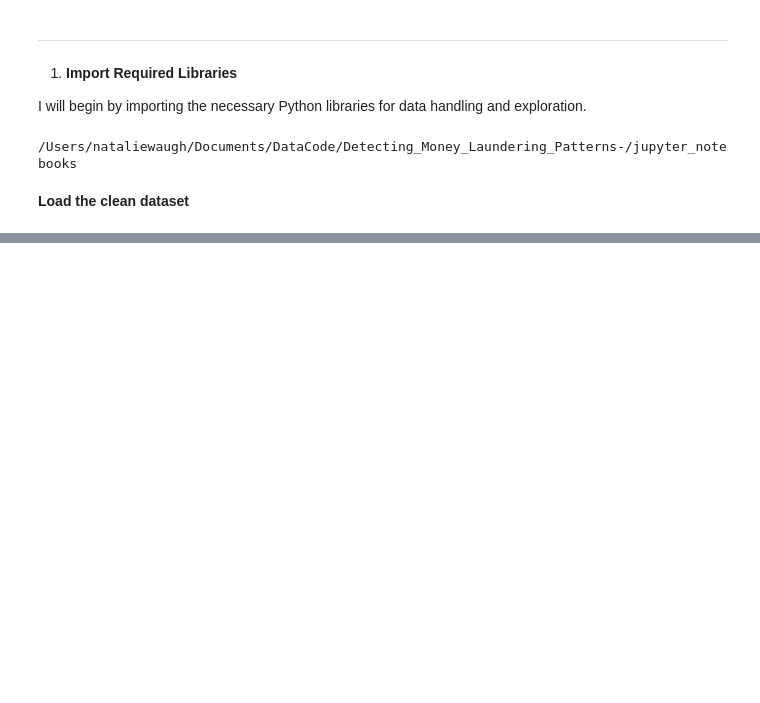
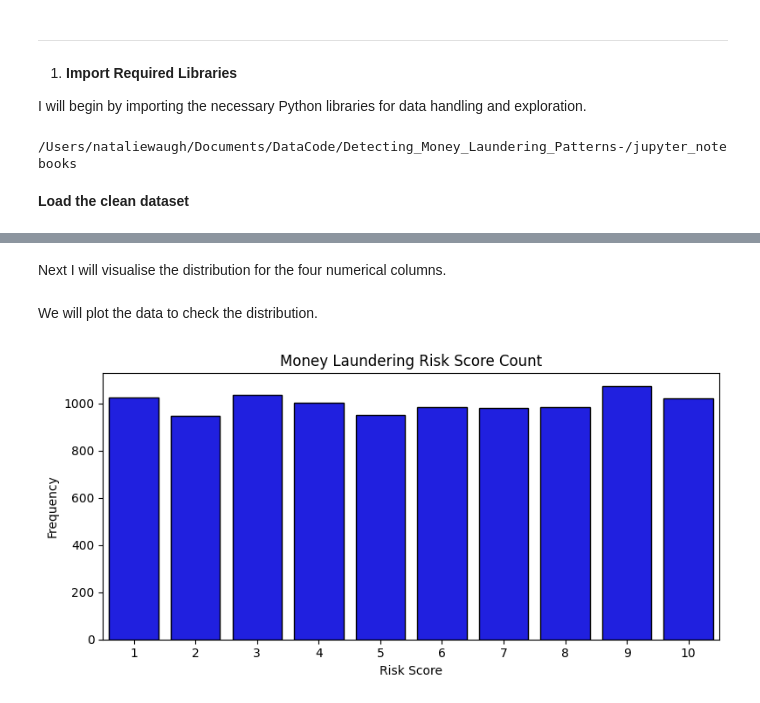
Before and after one commit to NAW125/Detecting_Money_Laundering_Patterns-, a Jupyter notebook: jupyter_notebooks/clean_statistical_analysis.ipynb, the cells around one changed output, grey strips where cells are left out. Cells and saved outputs as stored; diff of their text form; code cells hidden in the pictures; blank space fills up the shorter version.

```diff
--- a/jupyter_notebooks/clean_statistical_analysis.ipynb
+++ b/jupyter_notebooks/clean_statistical_analysis.ipynb
@@ -35,0 +145,15 @@ data.head()
+# %% [markdown]
+Next I will visualise the distribution for the four numerical columns.
+# %% [markdown]
+We will plot the data to check the distribution.
+# %%
+# Step 18. Create a histogram for 'Amount (USD)' to visualize the distribution of transaction amounts
+plt.figure(figsize=(8, 4))
+sns.countplot(x='Money Laundering Risk Score', data=data, color='blue', edgecolor='black')
+plt.title("Money Laundering Risk Score Count")
+plt.ylabel("Frequency")
+plt.xlabel("Risk Score")
+plt.tight_layout()
+plt.show()
+# %% [output]
+[figure, added]
```
Also changed, not shown: parts of 28 cells of this notebook, 4 other files.
